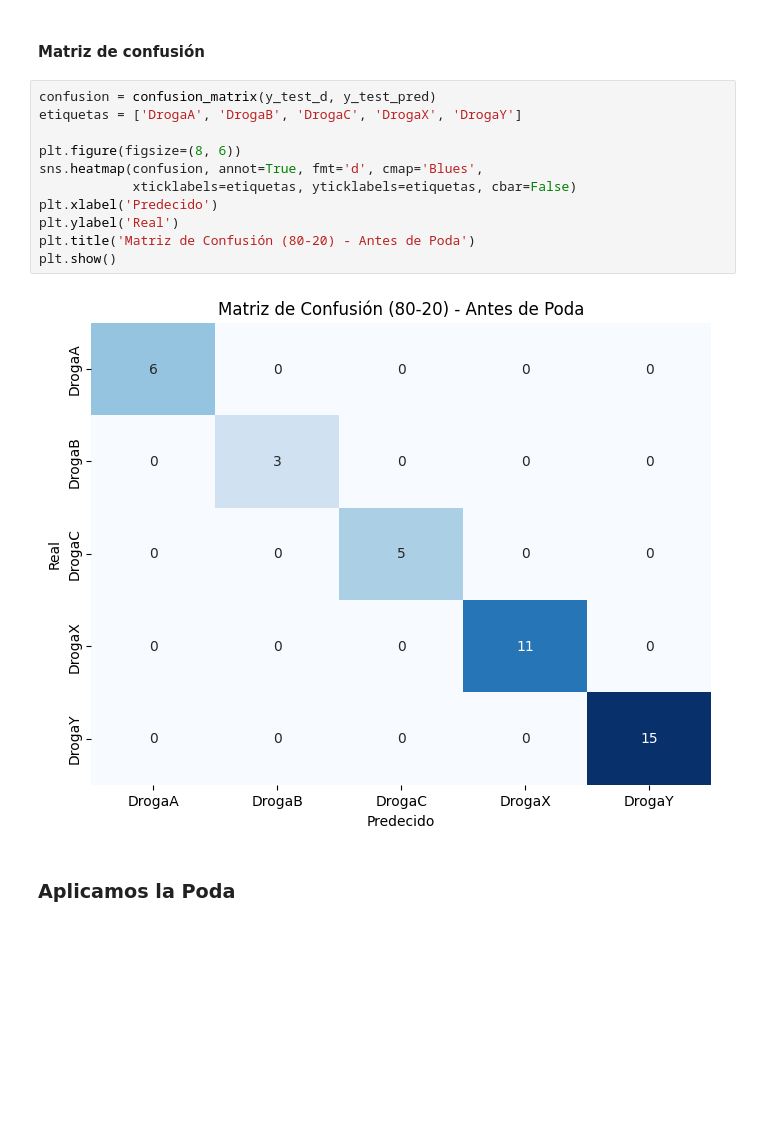
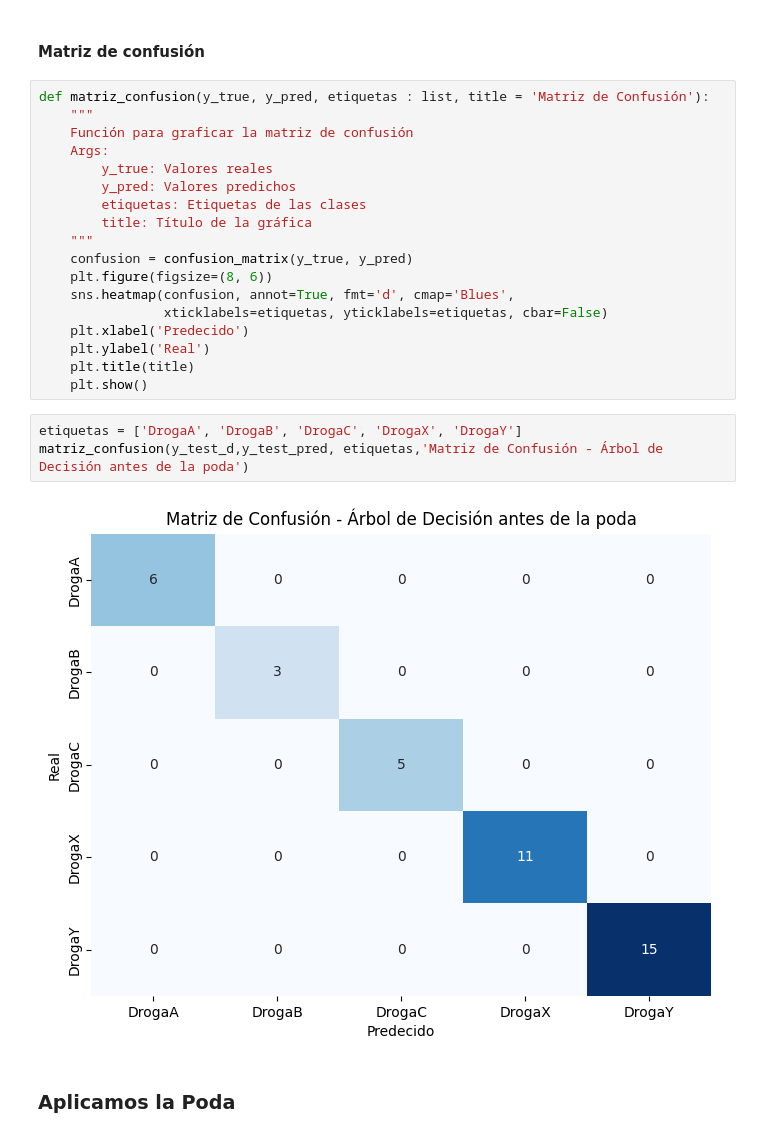
Before and after one commit to Kabarou/TP2_Mineria, a Jupyter notebook: tp2_mineria.ipynb, the cells around one changed output. Drawn from its saved outputs; the diff is of its cells as text; blank space fills up the shorter version.

```diff
--- a/tp2_mineria.ipynb
+++ b/tp2_mineria.ipynb
@@ -544,18 +552,28 @@ Exhaustividad (Recall) macro: 1.0
 # %% [markdown]
 #### Matriz de confusión
 # %%
-confusion = confusion_matrix(y_test_d, y_test_pred)
-etiquetas = ['DrogaA', 'DrogaB', 'DrogaC', 'DrogaX', 'DrogaY']
-
-plt.figure(figsize=(8, 6))
-sns.heatmap(confusion, annot=True, fmt='d', cmap='Blues',
-            xticklabels=etiquetas, yticklabels=etiquetas, cbar=False)
-plt.xlabel('Predecido')
-plt.ylabel('Real')
-plt.title('Matriz de Confusión (80-20) - Antes de Poda')
-plt.show()
+def matriz_confusion(y_true, y_pred, etiquetas : list, title = 'Matriz de Confusión'):
+    """
+    Función para graficar la matriz de confusión
+    Args:
+        y_true: Valores reales
+        y_pred: Valores predichos
+        etiquetas: Etiquetas de las clases
+        title: Título de la gráfica
+    """
+    confusion = confusion_matrix(y_true, y_pred)
+    plt.figure(figsize=(8, 6))
+    sns.heatmap(confusion, annot=True, fmt='d', cmap='Blues',
+                xticklabels=etiquetas, yticklabels=etiquetas, cbar=False)
+    plt.xlabel('Predecido')
+    plt.ylabel('Real')
+    plt.title(title)
+    plt.show()
-# %% [output]
-[figure, removed]
+# %%
+etiquetas = ['DrogaA', 'DrogaB', 'DrogaC', 'DrogaX', 'DrogaY']
+matriz_confusion(y_test_d,y_test_pred, etiquetas,'Matriz de Confusión - Árbol de Decisión antes de la poda')
+# %% [output]
+[figure, added]
 # %% [markdown]
 ### Aplicamos la Poda
 # %%
```
Also changed, not shown: parts of 23 cells of this notebook.
